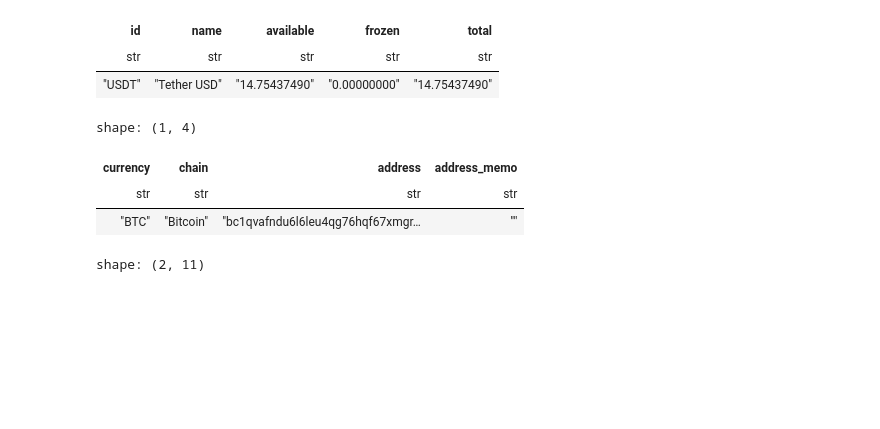
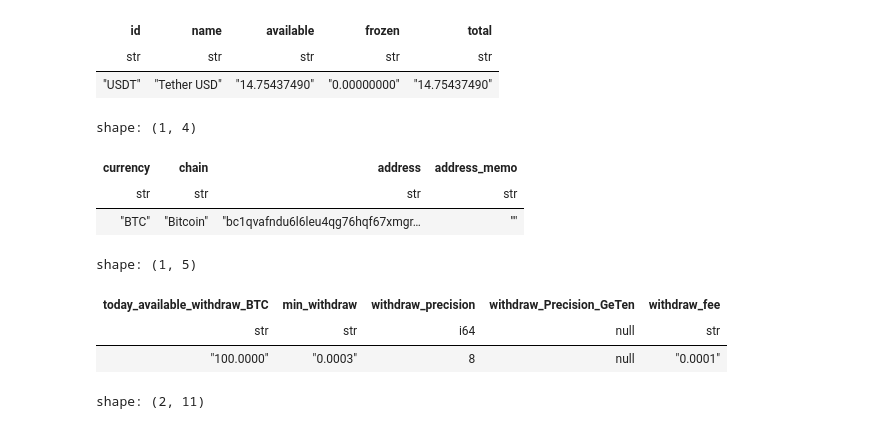
Before and after one commit to kairosresearchio/krex, a Jupyter notebook: example/sync_support/bitmart/bitmart.ipynb, the cells around one changed output. Saved outputs shown, nothing was run; the diff lists cells and outputs as text; code cells hidden in the pictures; blank space fills up the shorter version.

Commit message:
test: get_deposit_withdraw_history passed

```diff
--- a/example/sync_support/bitmart/bitmart.ipynb
+++ b/example/sync_support/bitmart/bitmart.ipynb
@@ -198,7 +198,12 @@ shape: (1, 4)
 | str | str | str | str |
 | "BTC" | "Bitcoin" | "bc1qvafndu6l6leu4qg76hqf67xmgr… | "" |
 # %%
-client.get_withdraw_charge(currency="USDT-TRC20")  # wrong
+client.get_withdraw_charge(currency="BTC")
+# %% [output]
+shape: (1, 5)
+| today_available_withdraw_BTC | min_withdraw | withdraw_precision | withdraw_Precision_GeTen | withdraw_fee |
+| str | str | i64 | null | str |
+| "100.0000" | "0.0003" | 8 | null | "0.0001" |
 # %%
 client.get_deposit_withdraw_history(currency="USDT")
 # %% [output]
```
